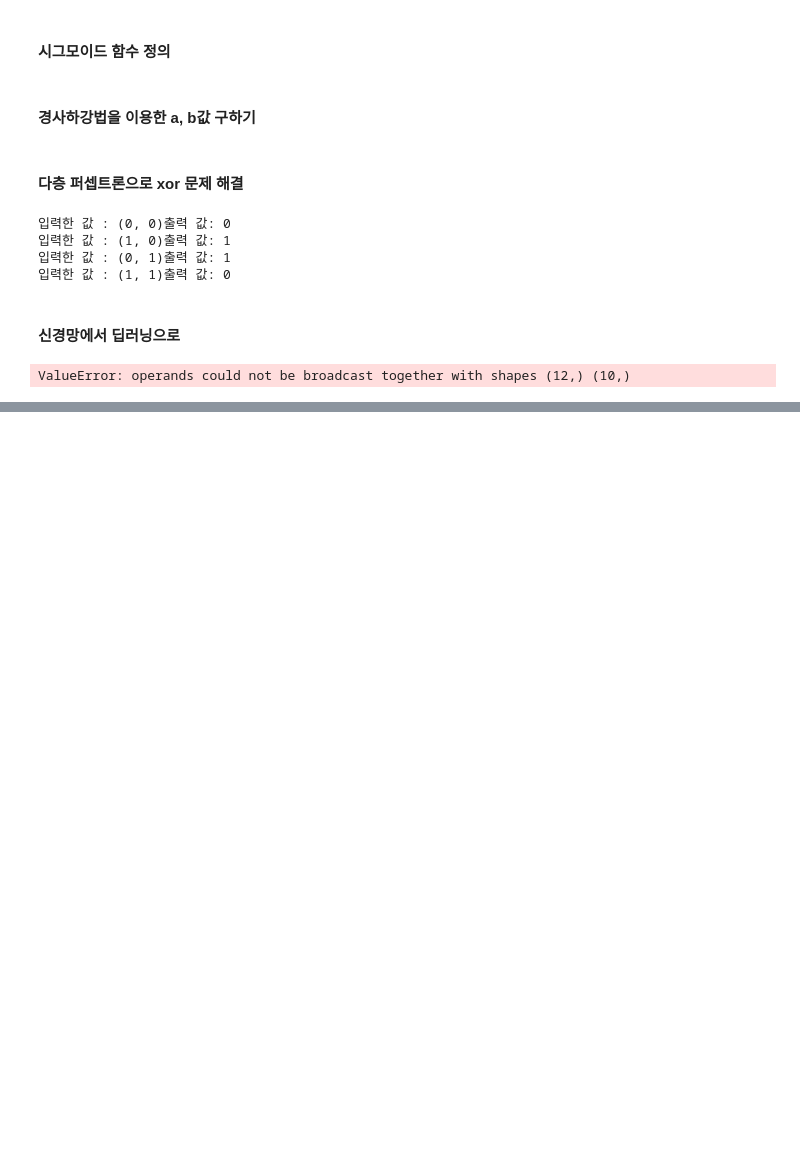
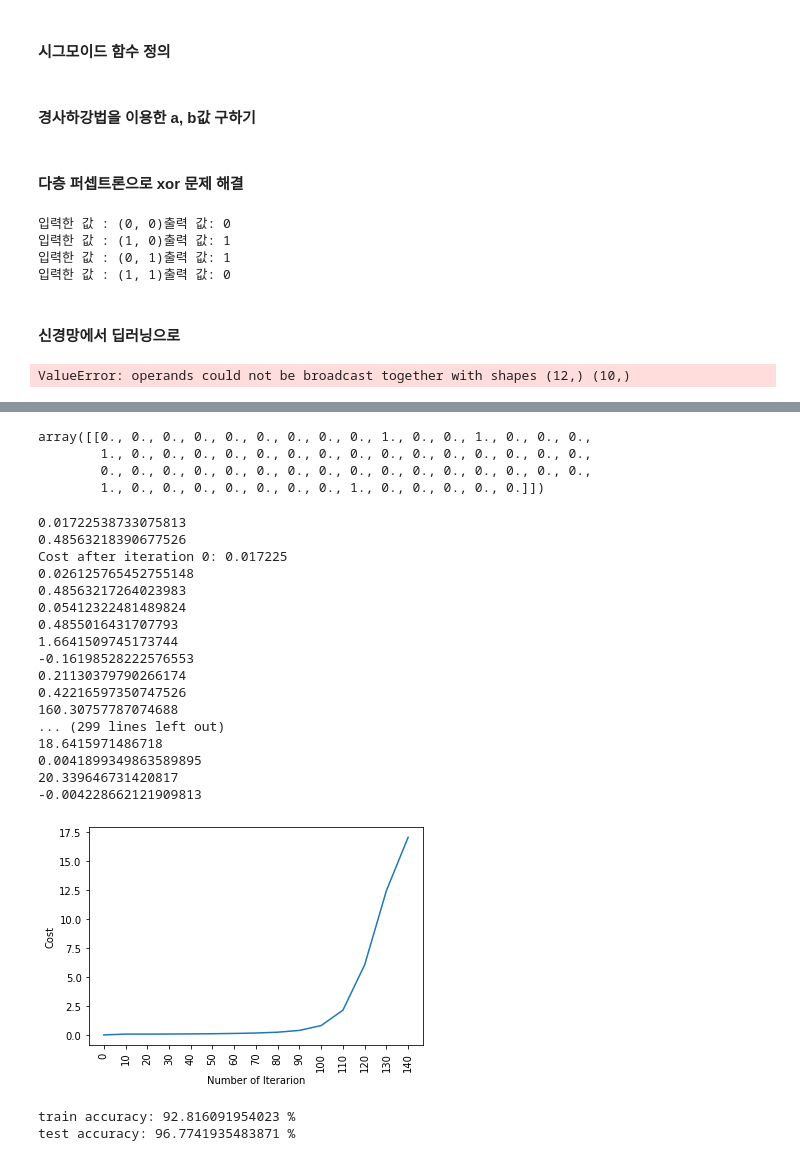
Before and after one commit to minjung7961/deep_start, a Jupyter notebook: Untitled.ipynb, the cells around one changed output, grey strips where cells are left out. Cells and saved outputs as stored; diff of their text form; code cells hidden in the pictures; blank space fills up the shorter version.

```diff
--- a/Untitled.ipynb
+++ b/Untitled.ipynb
@@ -596,0 +1166,56 @@ print(score)
+# %%
+# prediction
+def predict(w,b,x_test):
+    # x_test is a input for forward propagation
+    z = sigmoid(np.dot(w.T,x_test)+b)
+    Y_prediction = np.zeros((1,x_test.shape[1]))
+    # if z is bigger than 0.5, our prediction is sign one (y_head=1),
+    # if z is smaller than 0.5, our prediction is sign zero (y_head=0),
+    for i in range(z.shape[1]):
+        if z[0,i]<= 0.5:
+            Y_prediction[0,i] = 0
+        else:
+            Y_prediction[0,i] = 1
+    return Y_prediction
+# %%
+predict(parameters["weight"],parameters["bias"],X_test)
+# %% [output]
+array([[0., 0., 0., 0., 0., 0., 0., 0., 0., 1., 0., 0., 1., 0., 0., 0.,
+        1., 0., 0., 0., 0., 0., 0., 0., 0., 0., 0., 0., 0., 0., 0., 0.,
+        0., 0., 0., 0., 0., 0., 0., 0., 0., 0., 0., 0., 0., 0., 0., 0.,
+        1., 0., 0., 0., 0., 0., 0., 0., 1., 0., 0., 0., 0., 0.]])
+# %%
+def logistic_regression(x_train, y_train, x_test, y_test, learning_rate ,  num_iterations):
+    # initialize
+    dimension =  x_train.shape[0]  # that is 4096
+    w,b = initialize_weight_and_bias(dimension)
+    # do not change learning rate
+    parameters, gradients, cost_list = update(w, b, x_train, y_train, learning_rate,num_iterations)
+    y_prediction_test = predict(parameters["weight"],parameters["bias"],x_test)
+    y_prediction_train = predict(parameters["weight"],parameters["bias"],x_train)
+    # Print train/test Errors
+    print("train accuracy: {} %".format(100 - np.mean(np.abs(y_prediction_train - y_train)) * 100))
+    print("test accuracy: {} %".format(100 - np.mean(np.abs(y_prediction_test - y_test)) * 100))
+# %%
+logistic_regression(X_train, Y_train, X_test, Y_test,learning_rate = 0.01, num_iterations = 150)
+# %% [output]
+0.01722538733075813
+0.48563218390677526
+Cost after iteration 0: 0.017225
+0.026125765452755148
+0.48563217264023983
+0.05412322481489824
+0.4855016431707793
+1.6641509745173744
+-0.16198528222576553
+0.21130379790266174
+0.42216597350747526
+160.30757787074688
+... (299 lines left out)
+18.6415971486718
+0.0041899349863589895
+20.339646731420817
+-0.004228662121909813
+[figure, added]
+train accuracy: 92.816091954023 %
+test accuracy: 96.7741935483871 %
```
Also changed, not shown: parts of 82 cells of this notebook, 12 other files.
